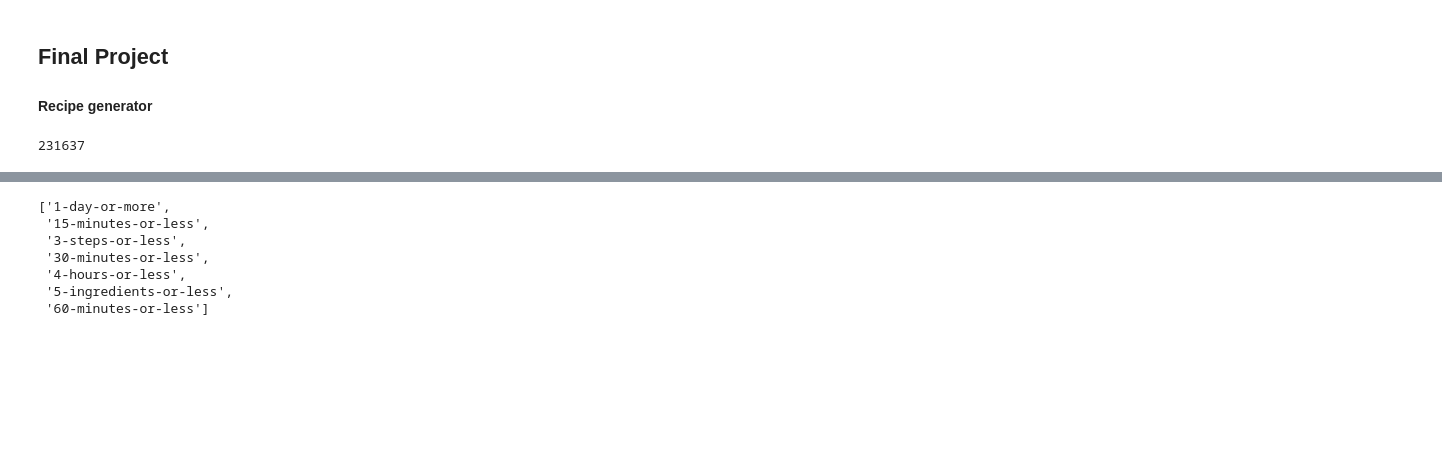
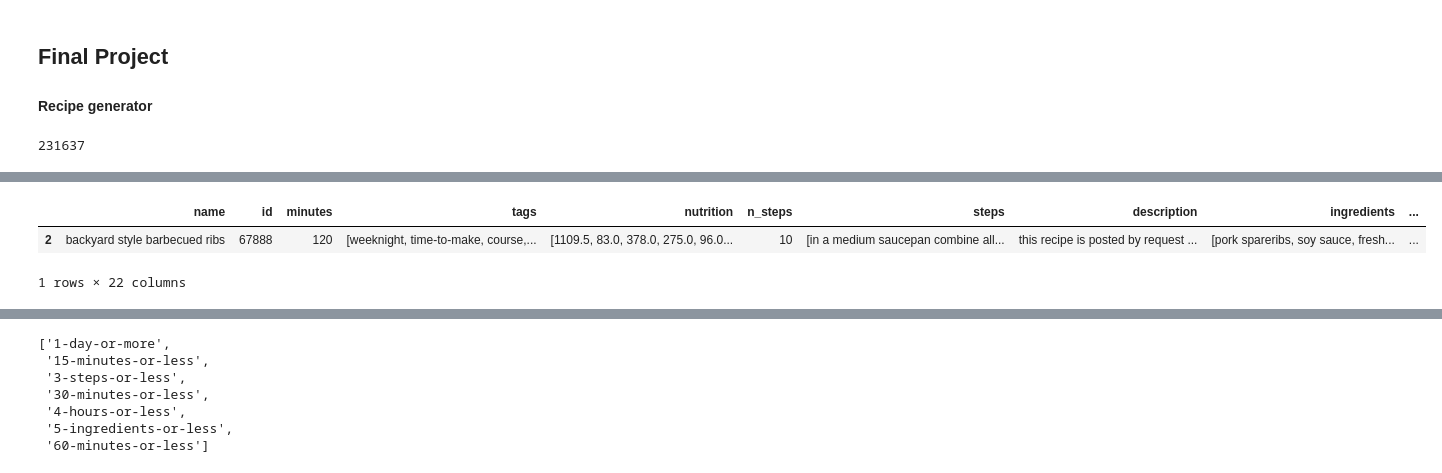
Before and after one commit to nico-stan/recipes, a Jupyter notebook: EDA & ETL.ipynb, the cells around one changed output, grey strips where cells are left out. Cells and saved outputs as stored; diff of their text form; code cells hidden in the pictures; blank space fills up the shorter version.

```diff
--- a/EDA & ETL.ipynb
+++ b/EDA & ETL.ipynb
@@ -37,0 +51,6 @@ df = raw_recipes[raw_recipes.new].drop(columns='new').reset_index().drop(columns
+# %%
+df[~df['dairy']].head(1)
+# %% [output]
+|  | name | id | minutes | tags | nutrition | n_steps | steps | description | ingredients | ... |
+| 2 | backyard style barbecued ribs | 67888 | 120 | [weeknight, time-to-make, course,... | [1109.5, 83.0, 378.0, 275.0, 96.0... | 10 | [in a medium saucepan combine all... | this recipe is posted by request ... | [pork spareribs, soy sauce, fresh... | ... |
+1 rows × 22 columns
```
Also changed, not shown: parts of 39 cells of this notebook, 2 other files.
